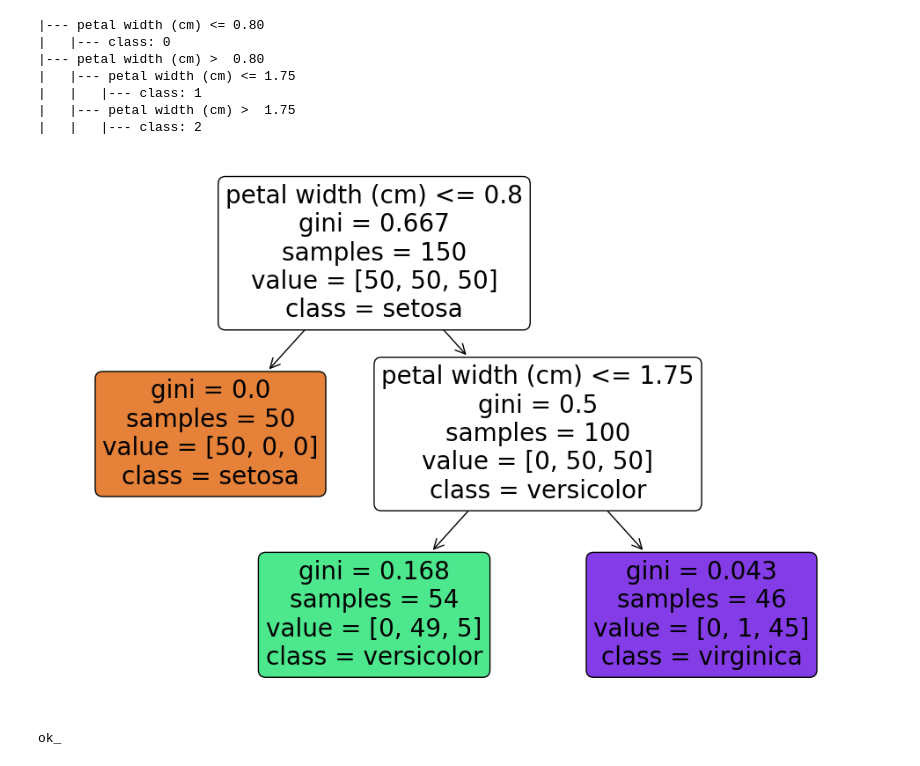
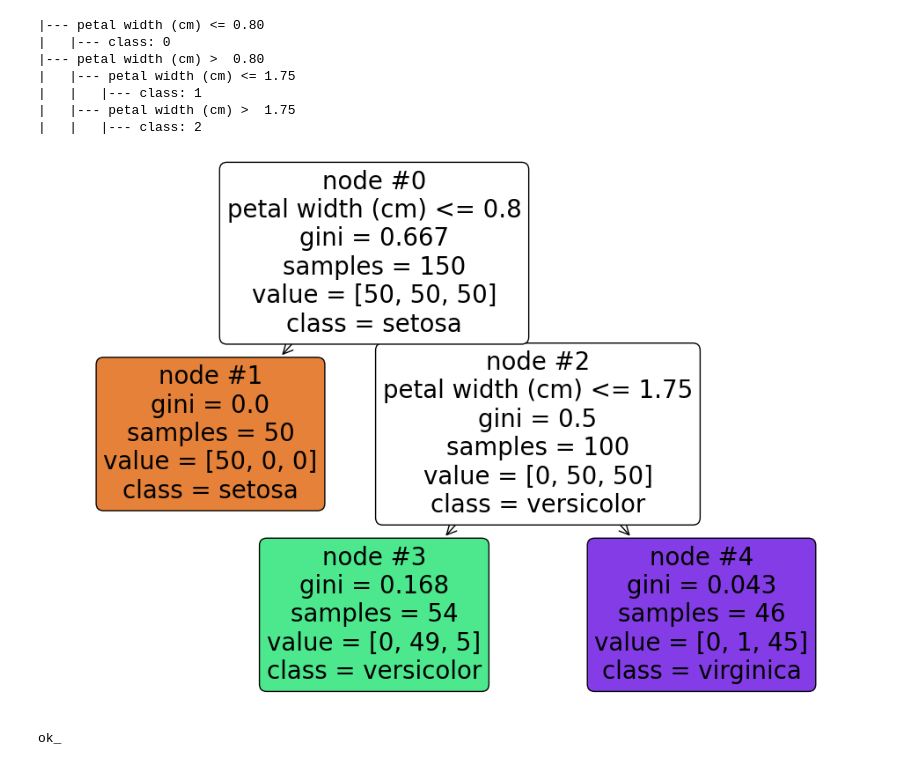
Before and after one commit to oecorrechag/Analitica-predictiva-course, a Jupyter notebook: notebooks/07_seccion/7.2 Arboles de decision/7.2.8 Exportar arbol.ipynb, the cells around one changed output. Saved outputs shown, nothing was run; the diff lists cells and outputs as text; code cells hidden in the pictures.

```diff
--- a/notebooks/07_seccion/7.2 Arboles de decision/7.2.8 Exportar arbol.ipynb
+++ b/notebooks/07_seccion/7.2 Arboles de decision/7.2.8 Exportar arbol.ipynb
@@ -55,14 +55,65 @@ print(r)
 |   |   |--- class: 1
 |   |--- petal width (cm) >  1.75
 |   |   |--- class: 2
-# %%
-plt.figure(figsize=(12, 8))
-plot_tree(decisionTreeClassifier, filled=True,
-          feature_names=iris.feature_names,
-          class_names=iris.target_names, rounded=True)
-plt.show()
-# %% [output]
-[figure, removed]
+# %%
+plt.figure(figsize=(12, 8))
+plot_tree(
+    # --------------------------------------------------------------------------
+    # The decision tree to be plotted.
+    decision_tree=decisionTreeClassifier,
+    # --------------------------------------------------------------------------
+    # The maximum depth of the representation. If None, the tree is fully
+    # generated.
+    max_depth=10,
+    # --------------------------------------------------------------------------
+    # Names of each of the features. If None, generic names will be used
+    # (“x[0]”, “x[1]”, …).
+    feature_names=iris.feature_names,
+    # --------------------------------------------------------------------------
+    # Names of each of the target classes in ascending numerical order. Only
+    # relevant for classification and not supported for multi-output. If True,
+    # shows a symbolic representation of the class name.
+    class_names=iris.target_names,
+    # --------------------------------------------------------------------------
+    # Whether to show informative labels for impurity, etc.
+    # * ‘all’ to show at every node,
+    # * ‘root’ to show only at the top root node,
+    # * ‘none’ to not show at any node.
+    label='all',
+    # --------------------------------------------------------------------------
+    # When set to True, paint nodes to indicate majority class for
+    # classification, extremity of values for regression, or purity of node for
+    # multi-output.
+    filled=True,
+    # --------------------------------------------------------------------------
+    # When set to True, show the impurity at each node.
+    impurity=True,
+    # --------------------------------------------------------------------------
+    # When set to True, show the ID number on each node.
+    node_ids=True,
+    # --------------------------------------------------------------------------
+    # When set to True, change the display of ‘values’ and/or ‘samples’ to be
+    # proportions and percentages respectively.
+    proportion=False,
+    # --------------------------------------------------------------------------
+    # When set to True, draw node boxes with rounded corners and use Helvetica
+    # fonts instead of Times-Roman.
+    rounded=True,
+    # --------------------------------------------------------------------------
+    # Number of digits of precision for floating point in the values of
+    # impurity, threshold and value attributes of each node.
+    precision=3,
+    # --------------------------------------------------------------------------
+    # Matplotlib axes to plot to. If None, use current axis. Any previous
+    # content is cleared.
+    ax=None,
+    # --------------------------------------------------------------------------
+    # Size of text font. If None, determined automatically to fit figure.
+    fontsize=None,
+)
+plt.show()
+# %% [output]
+[figure, added]
 # %%
 print('ok_')
 # %% [output]
```
Also changed, not shown: 2 other files.
